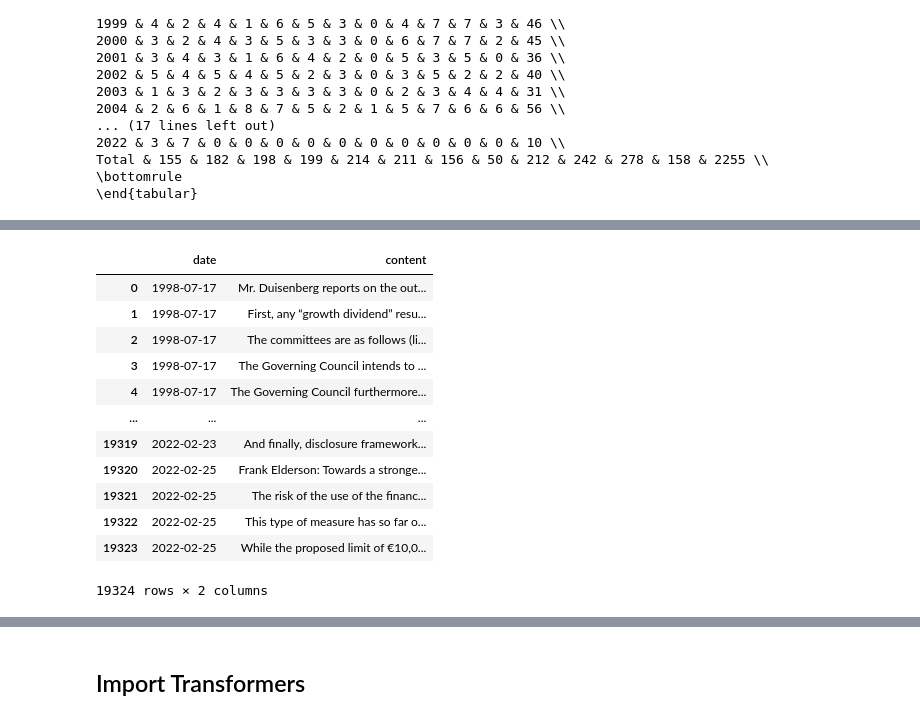
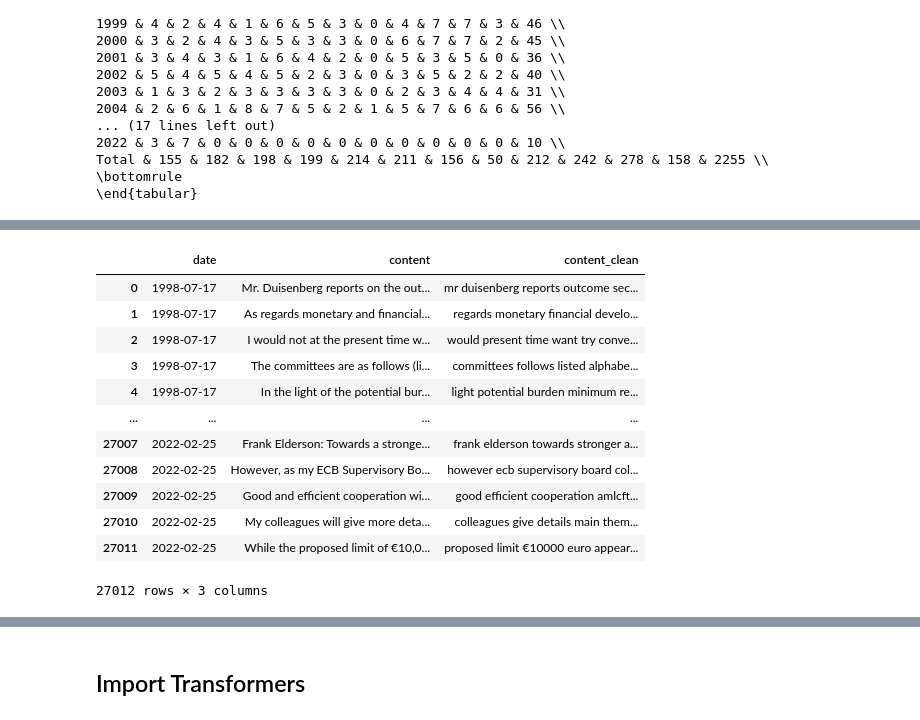
Before and after one commit to OzodbekOzodov/ecb-speeches, a Jupyter notebook: compact_notebook.ipynb, the cells around one changed output, grey strips where cells are left out. Drawn from its saved outputs; the diff is of its cells as text; code cells hidden in the pictures.

```diff
--- a/compact_notebook.ipynb
+++ b/compact_notebook.ipynb
@@ -136,7 +136,7 @@ def split_paragraphs(df):
         # Process each sentence
         current_part = ""
         for sentence in sentences:
-            if len(current_part.split()) + len(sentence.split()) <= 350:
+            if len(current_part.split()) + len(sentence.split()) <= 250:
                 current_part += " " + sentence
             else:
                 if current_part.strip():
@@ -151,3 +151,30 @@ def split_paragraphs(df):
     new_df = pd.DataFrame(data, columns=['date', 'content'])
 
     return new_df
+
+# clean the content column and remove stopwords
+import string
+import nltk
+from nltk.corpus import stopwords
+
+# Download stopwords if you haven't already
+nltk.download('stopwords')
+
+def clean_text(text):
+    # Convert to lowercase
+    text = text.lower()
+
+    # Replace newline characters with space
+    text = text.replace('\n', ' ')
+
+    # Remove punctuation
+    text = ''.join([char for char in text if char not in string.punctuation])
+
+    # Remove stopwords
+    stop_words = set(stopwords.words('english'))
+    text = ' '.join([word for word in text.split() if word not in stop_words])
+
+    # Strip extra whitespaces
+    text = ' '.join(text.split())
+
+    return text
@@ -154,21 +185,22 @@ def split_paragraphs(df):
 # %%
 speeches_consolidated = consolidate_lines(speeches)
 speeches_consolidated = split_paragraphs(speeches_consolidated)
+speeches_consolidated['content_clean'] = speeches_consolidated['content'].apply(clean_text)
 speeches_consolidated
 # %% [output]
-|  | date | content |
-| 0 | 1998-07-17 | Mr. Duisenberg reports on the out... |
-| 1 | 1998-07-17 | First, any “growth dividend” resu... |
-| 2 | 1998-07-17 | The committees are as follows (li... |
-| 3 | 1998-07-17 | The Governing Council intends to ... |
-| 4 | 1998-07-17 | The Governing Council furthermore... |
-| ... | ... | ... |
-| 19319 | 2022-02-23 | And finally, disclosure framework... |
-| 19320 | 2022-02-25 | Frank Elderson: Towards a stronge... |
-| 19321 | 2022-02-25 | The risk of the use of the financ... |
-| 19322 | 2022-02-25 | This type of measure has so far o... |
-| 19323 | 2022-02-25 | While the proposed limit of €10,0... |
+|  | date | content | content_clean |
+| 0 | 1998-07-17 | Mr. Duisenberg reports on the out... | mr duisenberg reports outcome sec... |
+| 1 | 1998-07-17 | As regards monetary and financial... | regards monetary financial develo... |
+| 2 | 1998-07-17 | I would not at the present time w... | would present time want try conve... |
+| 3 | 1998-07-17 | The committees are as follows (li... | committees follows listed alphabe... |
+| 4 | 1998-07-17 | In the light of the potential bur... | light potential burden minimum re... |
+| ... | ... | ... | ... |
+| 27007 | 2022-02-25 | Frank Elderson: Towards a stronge... | frank elderson towards stronger a... |
+| 27008 | 2022-02-25 | However, as my ECB Supervisory Bo... | however ecb supervisory board col... |
+| 27009 | 2022-02-25 | Good and efficient cooperation wi... | good efficient cooperation amlcft... |
+| 27010 | 2022-02-25 | My colleagues will give more deta... | colleagues give details main them... |
+| 27011 | 2022-02-25 | While the proposed limit of €10,0... | proposed limit €10000 euro appear... |
-19324 rows × 2 columns
+27012 rows × 3 columns
 # %%
 # create counts column that counts words in content column of each row
 speeches_consolidated['counts'] = speeches_consolidated['content'].str.split().str.len()
```
Also changed, not shown: parts of 12 cells of this notebook, 2 other files.
